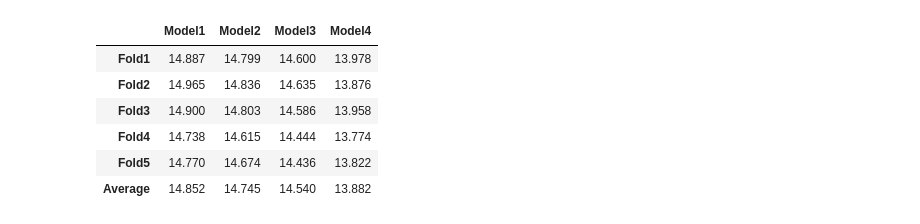
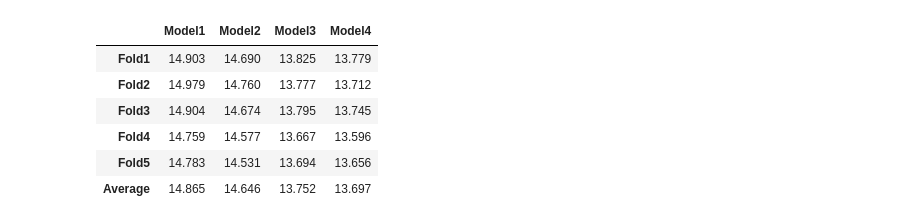
Before and after one commit to viethngn/Data_Analysis_3_ECBS5171, a Jupyter notebook: assignment1/assignment1_viethngn.ipynb, the cells around one changed output. Drawn from its saved outputs; the diff is of its cells as text; code cells hidden in the pictures.

```diff
--- a/assignment1/assignment1_viethngn.ipynb
+++ b/assignment1/assignment1_viethngn.ipynb
@@ -38,14 +16,0 @@ del df
-# %%
-# Add a column 'hourly_wage' to the DataFrame
-comp_sample['hourly_wage'] = (comp_sample['earnwke'] / comp_sample['uhours']).round(decimals=2)
-# add column female to have boolean for male or female
-comp_sample['female'] = comp_sample['sex'].apply(lambda x: 1 if x == 2 else 0)
-# create dummy variables for Bachelor degree holders and Post Graduate degree holders
-comp_sample['ed_BA'] = (comp_sample["grade92"] == 43).astype(int)
-comp_sample['ed_PostGrad'] = (comp_sample["grade92"] >= 44).astype(int)
-# add column for age squared
-comp_sample['agesq'] = np.power(comp_sample['age'], 2)
-# add column for citizen to have boolean value if worker has US citizenship
-comp_sample['citizen'] = comp_sample['prcitshp'].apply(lambda x: 0 if 'Not' in x else 1)
-# round to 2 decimal places
-comp_sample = comp_sample.round(decimals=2)
@@ -62,0 +87,4 @@ comp_sample.head()
+# %%
+# cleaned_df = get_cleaned_data('https://raw.githubusercontent.com/viethngn/Data_Analysis_3_ECBS5171/main/assignment1/morg-2014-emp.csv')
+cleaned_df = get_cleaned_data('morg-2014-emp.csv')
+cleaned_df.head()
@@ -174,29 +210,42 @@ memory usage: 980.1+ KB
 # %%
 # regression formulas
+# reg_formulas = ["hourly_wage~age+agesq",
+#                 "hourly_wage~age+agesq+female+ownchild",
+#                 "hourly_wage~age+agesq+female+ownchild+" + '+'.join([col for col in cleaned_df.columns if 'citizen_' in col][:-1])
+#                 + '+' + '+'.join([col for col in cleaned_df.columns if 'edu_' in col][:-1]),
+#                 "hourly_wage~age+agesq+female+ownchild+" + '+'.join([col for col in cleaned_df.columns if 'citizen_' in col][:-1])
+#                 + '+' + '+'.join([col for col in cleaned_df.columns if 'edu_' in col][:-1])
+#                 + '+' + '+'.join([col for col in cleaned_df.columns if 'race_' in col][:-1])
+#                 + '+' + '+'.join([col for col in cleaned_df.columns if 'state_' in col][:-1])]
 reg_formulas = ["hourly_wage~age+agesq",
-                "hourly_wage~age+agesq+citizen",
-                "hourly_wage~age+agesq+citizen+female+ownchild",
-                "hourly_wage~age+agesq+citizen+female+ownchild+ed_BA+ed_PostGrad"]
+                "hourly_wage~age+agesq+female+ownchild",
+                "hourly_wage~age+agesq+female+ownchild+" + '+'.join([col for col in cleaned_df.columns if 'class_' in col])
+                + '+' + '+'.join([col for col in cleaned_df.columns if 'edu_' in col]),
+                "hourly_wage~age+agesq+female+ownchild+" + '+'.join([col for col in cleaned_df.columns if 'class_' in col])
+                + '+' + '+'.join([col for col in cleaned_df.columns if 'edu_' in col])
+                + '+' + '+'.join([col for col in cleaned_df.columns if 'marital_' in col])
+                + '+' + '+'.join([col for col in cleaned_df.columns if 'citizen_' in col])]
+reg_formulas;
 # %%
 k = KFold(n_splits=5, shuffle=False, random_state=None)
 
 # create 4 cross validations
-cv1 = cv_reg(reg_formulas[0], comp_sample, k, "HC1")
-cv2 = cv_reg(reg_formulas[1], comp_sample, k, "HC1")
-cv3 = cv_reg(reg_formulas[2], comp_sample, k, "HC1")
-cv4 = cv_reg(reg_formulas[3], comp_sample, k, "HC1")
+cv1 = cv_reg(reg_formulas[0], cleaned_df, k, "HC1")
+cv2 = cv_reg(reg_formulas[1], cleaned_df, k, "HC1")
+cv3 = cv_reg(reg_formulas[2], cleaned_df, k, "HC1")
+cv4 = cv_reg(reg_formulas[3], cleaned_df, k, "HC1")
 
 cv_list = [cv1, cv2, cv3, cv4]
 
 cv_summary = summarize_cv(cv_list).round(decimals=3)
 cv_summary
 # %% [output]
 |  | Model1 | Model2 | Model3 | Model4 |
-| Fold1 | 14.887 | 14.799 | 14.600 | 13.978 |
-| Fold2 | 14.965 | 14.836 | 14.635 | 13.876 |
-| Fold3 | 14.900 | 14.803 | 14.586 | 13.958 |
-| Fold4 | 14.738 | 14.615 | 14.444 | 13.774 |
-| Fold5 | 14.770 | 14.674 | 14.436 | 13.822 |
-| Average | 14.852 | 14.745 | 14.540 | 13.882 |
+| Fold1 | 14.903 | 14.690 | 13.825 | 13.779 |
+| Fold2 | 14.979 | 14.760 | 13.777 | 13.712 |
+| Fold3 | 14.904 | 14.674 | 13.795 | 13.745 |
+| Fold4 | 14.759 | 14.577 | 13.667 | 13.596 |
+| Fold5 | 14.783 | 14.531 | 13.694 | 13.656 |
+| Average | 14.865 | 14.646 | 13.752 | 13.697 |
 # %%
 # create the regression models
```
Also changed, not shown: parts of 11 cells of this notebook.
